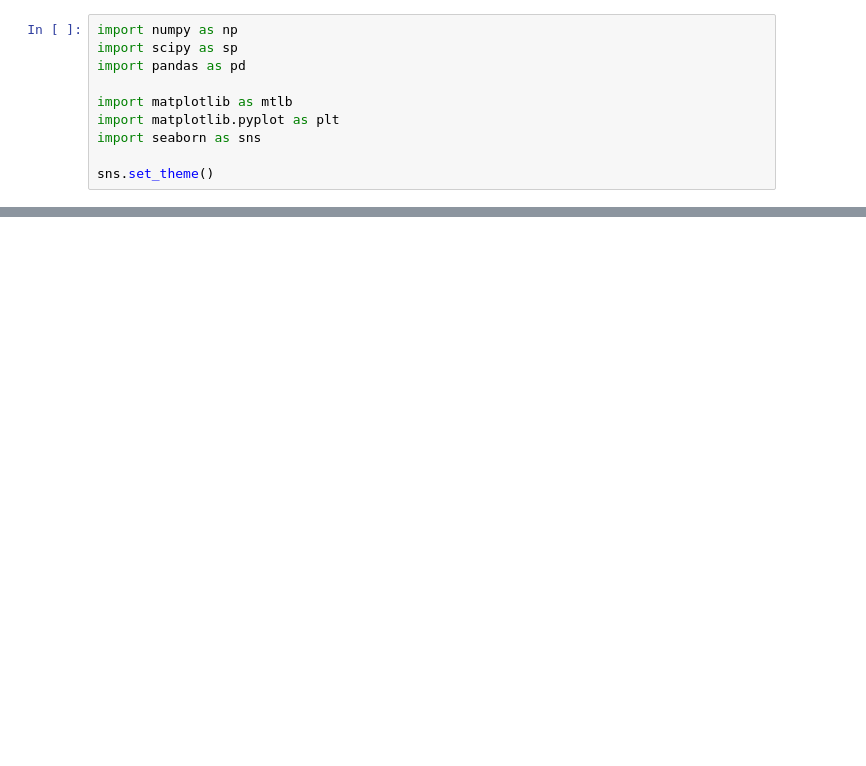
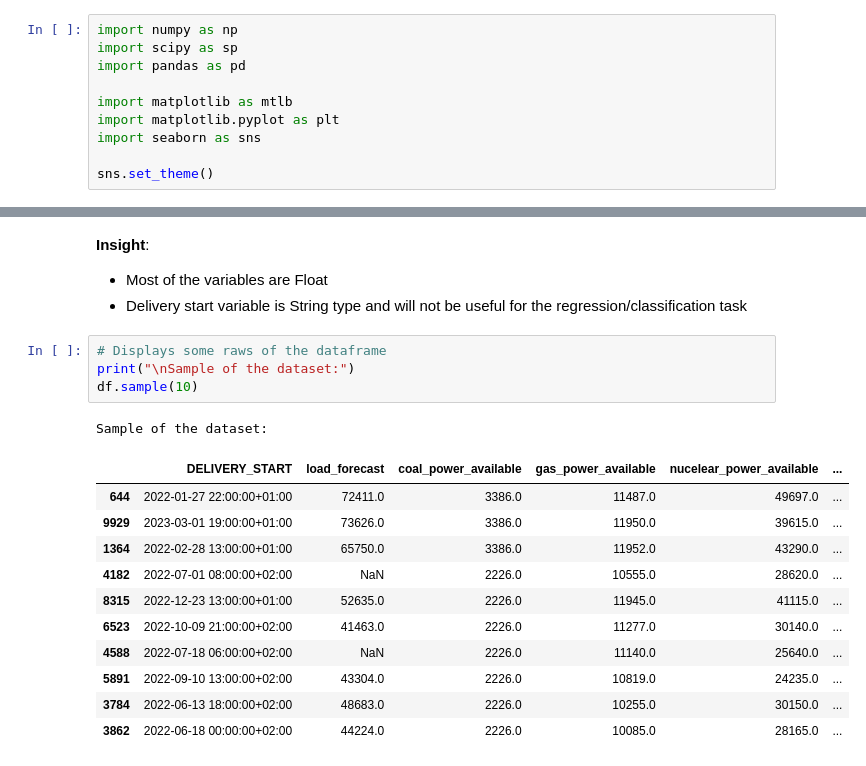
Before and after one commit to stabilo140/Data_Challenge_elmy, a Jupyter notebook: data_challenge.ipynb, the cells around one changed output, grey strips where cells are left out. Saved outputs shown, nothing was run; the diff lists cells and outputs as text; blank space fills up the shorter version.

```diff
--- a/data_challenge.ipynb
+++ b/data_challenge.ipynb
@@ -55,0 +64,22 @@ X_train["predicted_spot_price"] = X_train["predicted_spot_price"].fillna(0)
+# %% [markdown]
+**Insight**:
+
+- Most of the variables are Float
+- Delivery start variable is String type and will not be useful for the regression/classification task
+# %%
+# Displays some raws of the dataframe
+print("\nSample of the dataset:")
+df.sample(10)
+# %% [output]
+Sample of the dataset:
+|  | DELIVERY_START | load_forecast | coal_power_available | gas_power_available | nucelear_power_available | ... |
+| 644 | 2022-01-27 22:00:00+01:00 | 72411.0 | 3386.0 | 11487.0 | 49697.0 | ... |
+| 9929 | 2023-03-01 19:00:00+01:00 | 73626.0 | 3386.0 | 11950.0 | 39615.0 | ... |
+| 1364 | 2022-02-28 13:00:00+01:00 | 65750.0 | 3386.0 | 11952.0 | 43290.0 | ... |
+| 4182 | 2022-07-01 08:00:00+02:00 | NaN | 2226.0 | 10555.0 | 28620.0 | ... |
+| 8315 | 2022-12-23 13:00:00+01:00 | 52635.0 | 2226.0 | 11945.0 | 41115.0 | ... |
+| 6523 | 2022-10-09 21:00:00+02:00 | 41463.0 | 2226.0 | 11277.0 | 30140.0 | ... |
+| 4588 | 2022-07-18 06:00:00+02:00 | NaN | 2226.0 | 11140.0 | 25640.0 | ... |
+| 5891 | 2022-09-10 13:00:00+02:00 | 43304.0 | 2226.0 | 10819.0 | 24235.0 | ... |
+| 3784 | 2022-06-13 18:00:00+02:00 | 48683.0 | 2226.0 | 10255.0 | 30150.0 | ... |
+| 3862 | 2022-06-18 00:00:00+02:00 | 44224.0 | 2226.0 | 10085.0 | 28165.0 | ... |
```
Also changed, not shown: parts of 19 cells of this notebook.
